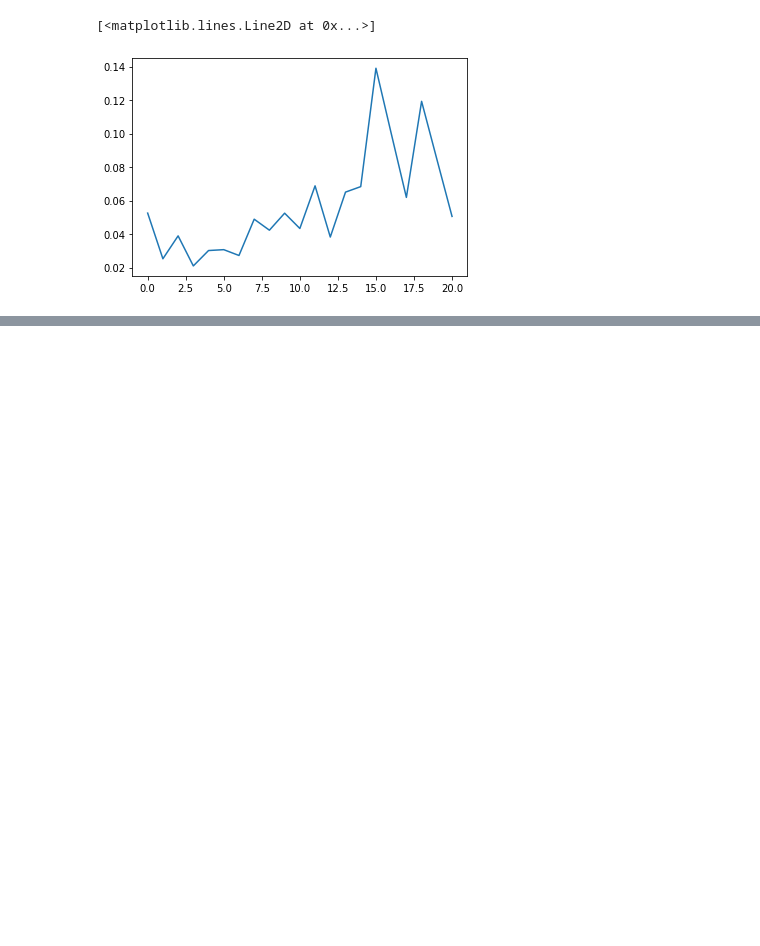
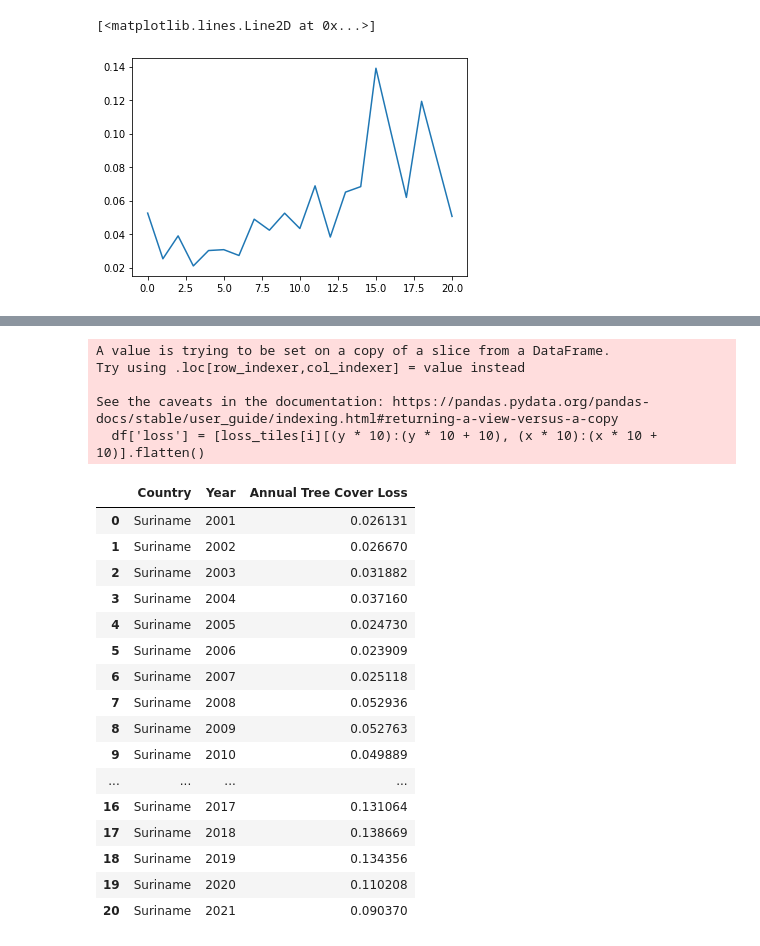
Before and after one commit to ogulati1999/jurisdictional-interventions, a Jupyter notebook: notebooks/generating_time_series.ipynb, the cells around one changed output, grey strips where cells are left out. Saved outputs shown, nothing was run; the diff lists cells and outputs as text; code cells hidden in the pictures; blank space fills up the shorter version.

```diff
--- a/notebooks/generating_time_series.ipynb
+++ b/notebooks/generating_time_series.ipynb
@@ -207,0 +252,25 @@ guyana.to_csv('../data/main.csv')
+# %%
+generate_trajectory('Suriname', [im10_60], [loss10_60], [10], [-60], 30)
+# %% [output]
+A value is trying to be set on a copy of a slice from a DataFrame.
+Try using .loc[row_indexer,col_indexer] = value instead
+
+See the caveats in the documentation: https://pandas.pydata.org/pandas-docs/stable/user_guide/indexing.html#returning-a-view-versus-a-copy
+  df['loss'] = [loss_tiles[i][(y * 10):(y * 10 + 10), (x * 10):(x * 10 + 10)].flatten()
+|  | Country | Year | Annual Tree Cover Loss |
+| 0 | Suriname | 2001 | 0.026131 |
+| 1 | Suriname | 2002 | 0.026670 |
+| 2 | Suriname | 2003 | 0.031882 |
+| 3 | Suriname | 2004 | 0.037160 |
+| 4 | Suriname | 2005 | 0.024730 |
+| 5 | Suriname | 2006 | 0.023909 |
+| 6 | Suriname | 2007 | 0.025118 |
+| 7 | Suriname | 2008 | 0.052936 |
+| 8 | Suriname | 2009 | 0.052763 |
+| 9 | Suriname | 2010 | 0.049889 |
+| ... | ... | ... | ... |
+| 16 | Suriname | 2017 | 0.131064 |
+| 17 | Suriname | 2018 | 0.138669 |
+| 18 | Suriname | 2019 | 0.134356 |
+| 19 | Suriname | 2020 | 0.110208 |
+| 20 | Suriname | 2021 | 0.090370 |
```
Also changed, not shown: parts of 16 cells of this notebook, 2 other files.
